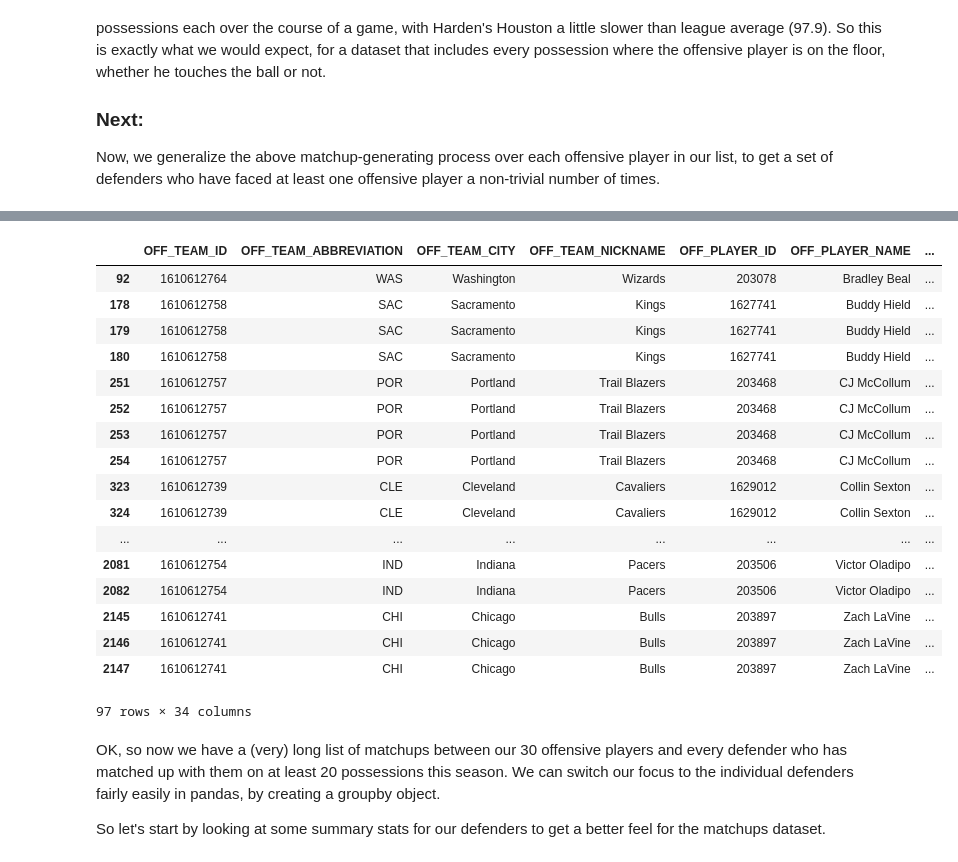
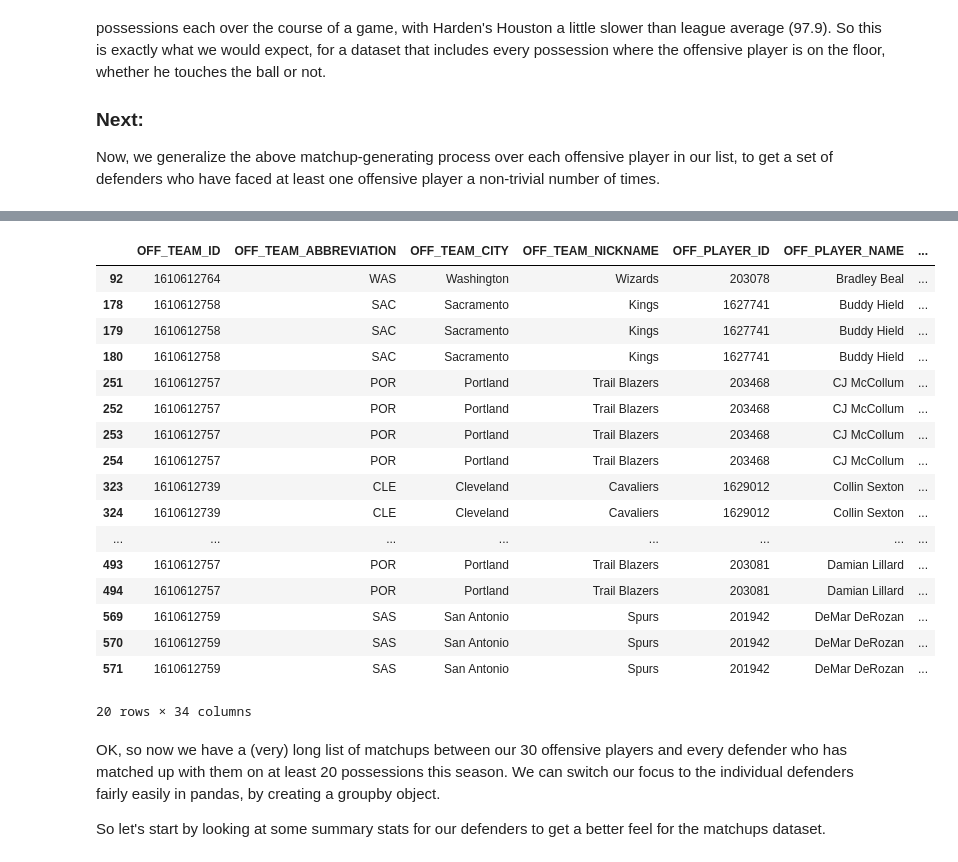
Before and after one commit to sstromberg/nba-project, a Jupyter notebook: guarding_guards.ipynb, the cells around one changed output, grey strips where cells are left out. Saved outputs shown, nothing was run; the diff lists cells and outputs as text; code cells hidden in the pictures.

```diff
--- a/guarding_guards.ipynb
+++ b/guarding_guards.ipynb
@@ -26,6 +26,8 @@ import numpy as np
 import seaborn as sns
 from time import sleep
 %matplotlib inline
+pd.options.display.max_rows = 20
+pd.options.display.max_columns = 24
 # %%
 # we'll save the URL as a string first
 
@@ -185,28 +209,25 @@ def matchups(players, season='2018-19', seasontype='Regular+Season'):
 # %%
-# we'll call our function
-matchup_df = matchups(offensive_list)
-
 # sanity check: how many matchups were for exactly 20 possessions
-matchup_df.loc[(matchup_df['POSS'] == 20)]
+matchup_df.loc[(matchup_df['POSS'] == 20)][0:20]
 # %% [output]
 |  | OFF_TEAM_ID | OFF_TEAM_ABBREVIATION | OFF_TEAM_CITY | OFF_TEAM_NICKNAME | OFF_PLAYER_ID | OFF_PLAYER_NAME | ... |
 | 92 | 1610612764 | WAS | Washington | Wizards | 203078 | Bradley Beal | ... |
 | 178 | 1610612758 | SAC | Sacramento | Kings | 1627741 | Buddy Hield | ... |
 | 179 | 1610612758 | SAC | Sacramento | Kings | 1627741 | Buddy Hield | ... |
 | 180 | 1610612758 | SAC | Sacramento | Kings | 1627741 | Buddy Hield | ... |
 | 251 | 1610612757 | POR | Portland | Trail Blazers | 203468 | CJ McCollum | ... |
 | 252 | 1610612757 | POR | Portland | Trail Blazers | 203468 | CJ McCollum | ... |
 | 253 | 1610612757 | POR | Portland | Trail Blazers | 203468 | CJ McCollum | ... |
 | 254 | 1610612757 | POR | Portland | Trail Blazers | 203468 | CJ McCollum | ... |
 | 323 | 1610612739 | CLE | Cleveland | Cavaliers | 1629012 | Collin Sexton | ... |
 | 324 | 1610612739 | CLE | Cleveland | Cavaliers | 1629012 | Collin Sexton | ... |
 | ... | ... | ... | ... | ... | ... | ... | ... |
-| 2081 | 1610612754 | IND | Indiana | Pacers | 203506 | Victor Oladipo | ... |
-| 2082 | 1610612754 | IND | Indiana | Pacers | 203506 | Victor Oladipo | ... |
-| 2145 | 1610612741 | CHI | Chicago | Bulls | 203897 | Zach LaVine | ... |
-| 2146 | 1610612741 | CHI | Chicago | Bulls | 203897 | Zach LaVine | ... |
-| 2147 | 1610612741 | CHI | Chicago | Bulls | 203897 | Zach LaVine | ... |
+| 493 | 1610612757 | POR | Portland | Trail Blazers | 203081 | Damian Lillard | ... |
+| 494 | 1610612757 | POR | Portland | Trail Blazers | 203081 | Damian Lillard | ... |
+| 569 | 1610612759 | SAS | San Antonio | Spurs | 201942 | DeMar DeRozan | ... |
+| 570 | 1610612759 | SAS | San Antonio | Spurs | 201942 | DeMar DeRozan | ... |
+| 571 | 1610612759 | SAS | San Antonio | Spurs | 201942 | DeMar DeRozan | ... |
-97 rows × 34 columns
+20 rows × 34 columns
 # %% [markdown]
 OK, so now we have a (very) long list of matchups between our 30 offensive players and every defender who has matched up with them on at least 20 possessions this season. We can switch our focus to the individual defenders fairly easily in pandas, by creating a groupby object.
 
```
Also changed, not shown: parts of 5 cells of this notebook.
